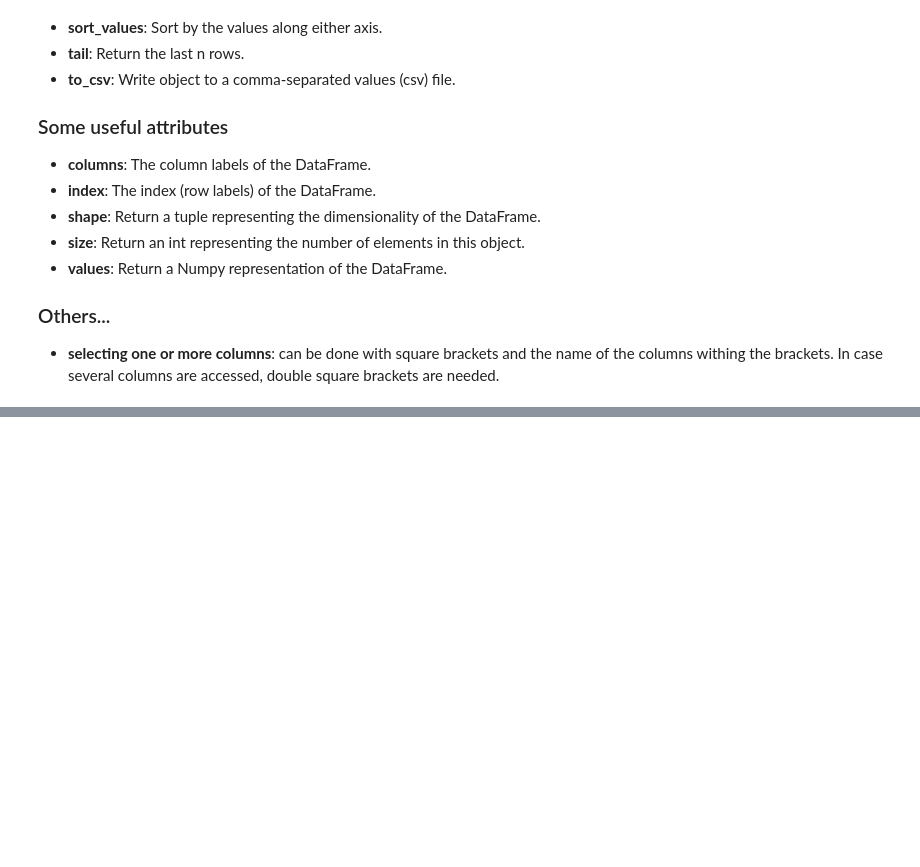
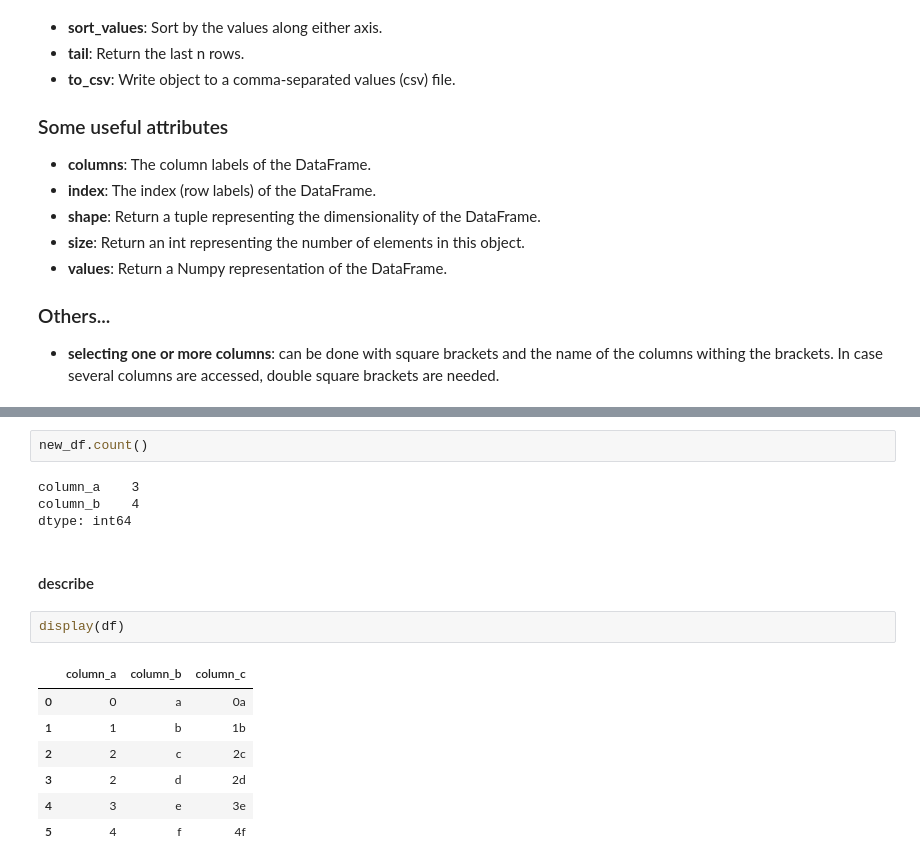
Before and after one commit to lucabenedetto/2019-ai-for-security, a Jupyter notebook: cheatsheets/pandas.ipynb, the cells around one changed output, grey strips where cells are left out. Drawn from its saved outputs; the diff is of its cells as text; blank space fills up the shorter version.

```diff
--- a/cheatsheets/pandas.ipynb
+++ b/cheatsheets/pandas.ipynb
@@ -66,0 +159,18 @@ If you are wondering what's the difference between a one column DF and a Series
+# %%
+new_df.count()
+# %% [output]
+column_a    3
+column_b    4
+dtype: int64
+# %% [markdown]
+#### describe
+# %%
+display(df)
+# %% [output]
+|  | column_a | column_b | column_c |
+| 0 | 0 | a | 0a |
+| 1 | 1 | b | 1b |
+| 2 | 2 | c | 2c |
+| 3 | 2 | d | 2d |
+| 4 | 3 | e | 3e |
+| 5 | 4 | f | 4f |
```
Also changed, not shown: parts of 67 cells of this notebook.
